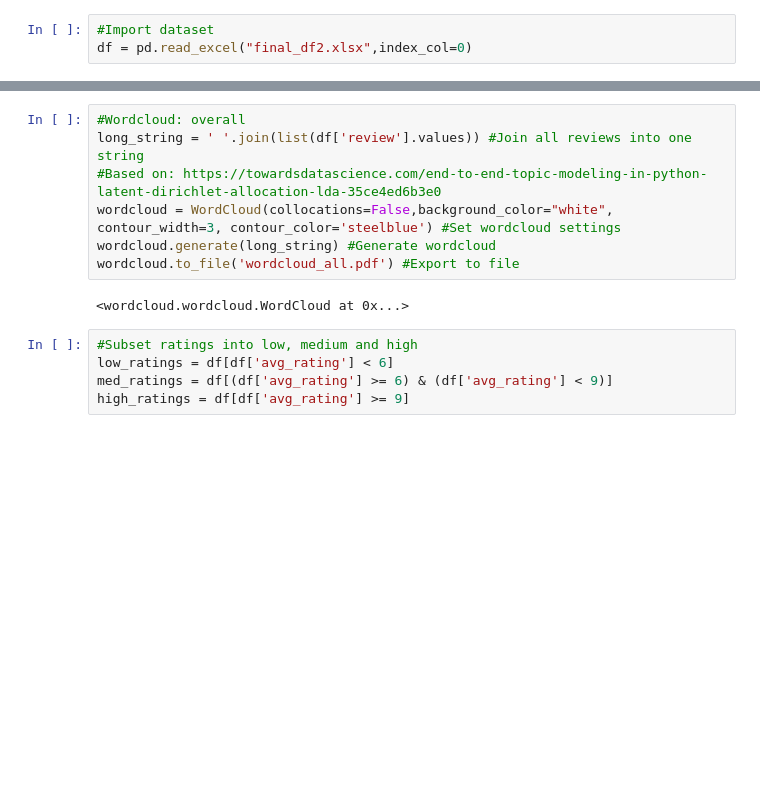
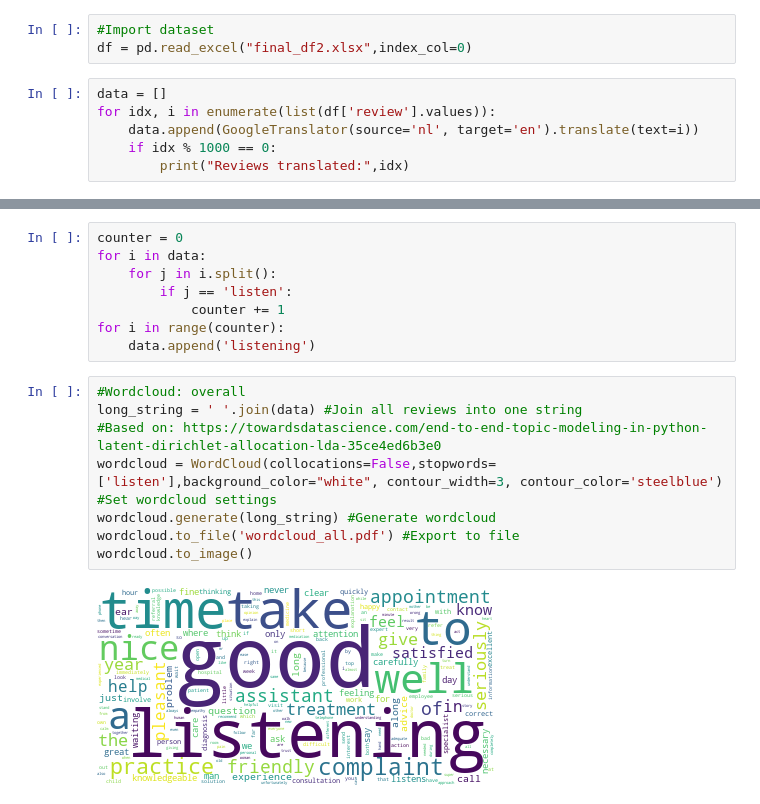
Before and after one commit to MGJLogtenberg/zorgkaart-patient-stories, a Jupyter notebook: 3 - Descriptive stats + EDA - Final run.ipynb, the cells around one changed output, grey strips where cells are left out. Cells and saved outputs as stored; diff of their text form; blank space fills up the shorter version.

```diff
--- a/3 - Descriptive stats + EDA - Final run.ipynb
+++ b/3 - Descriptive stats + EDA - Final run.ipynb
@@ -7,3 +8,9 @@ import seaborn as sns
 # %%
 #Import dataset
 df = pd.read_excel("final_df2.xlsx",index_col=0)
+# %%
+data = []
+for idx, i in enumerate(list(df['review'].values)):
+    data.append(GoogleTranslator(source='nl', target='en').translate(text=i))
+    if idx % 1000 == 0:
+        print("Reviews translated:",idx)
@@ -10,16 +35,20 @@ df = pd.read_excel("final_df2.xlsx",index_col=0)
+# %%
+counter = 0
+for i in data:
+    for j in i.split():
+        if j == 'listen':
+            counter += 1
+for i in range(counter):
+    data.append('listening')
 # %%
 #Wordcloud: overall
-long_string = ' '.join(list(df['review'].values)) #Join all reviews into one string
+long_string = ' '.join(data) #Join all reviews into one string
 #Based on: https://towardsdatascience.com/end-to-end-topic-modeling-in-python-latent-dirichlet-allocation-lda-35ce4ed6b3e0
-wordcloud = WordCloud(collocations=False,background_color="white", contour_width=3, contour_color='steelblue') #Set wordcloud settings
+wordcloud = WordCloud(collocations=False,stopwords=['listen'],background_color="white", contour_width=3, contour_color='steelblue') #Set wordcloud settings
 wordcloud.generate(long_string) #Generate wordcloud
 wordcloud.to_file('wordcloud_all.pdf') #Export to file
+wordcloud.to_image()
 # %% [output]
-<wordcloud.wordcloud.WordCloud at 0x...>
+[figure, added]
-# %%
-#Subset ratings into low, medium and high
-low_ratings = df[df['avg_rating'] < 6]
-med_ratings = df[(df['avg_rating'] >= 6) & (df['avg_rating'] < 9)]
-high_ratings = df[df['avg_rating'] >= 9]
 # %%
 #Low ratings word cloud (explanation code: see above)
```
Also changed, not shown: parts of 8 cells of this notebook, 2 other files.
